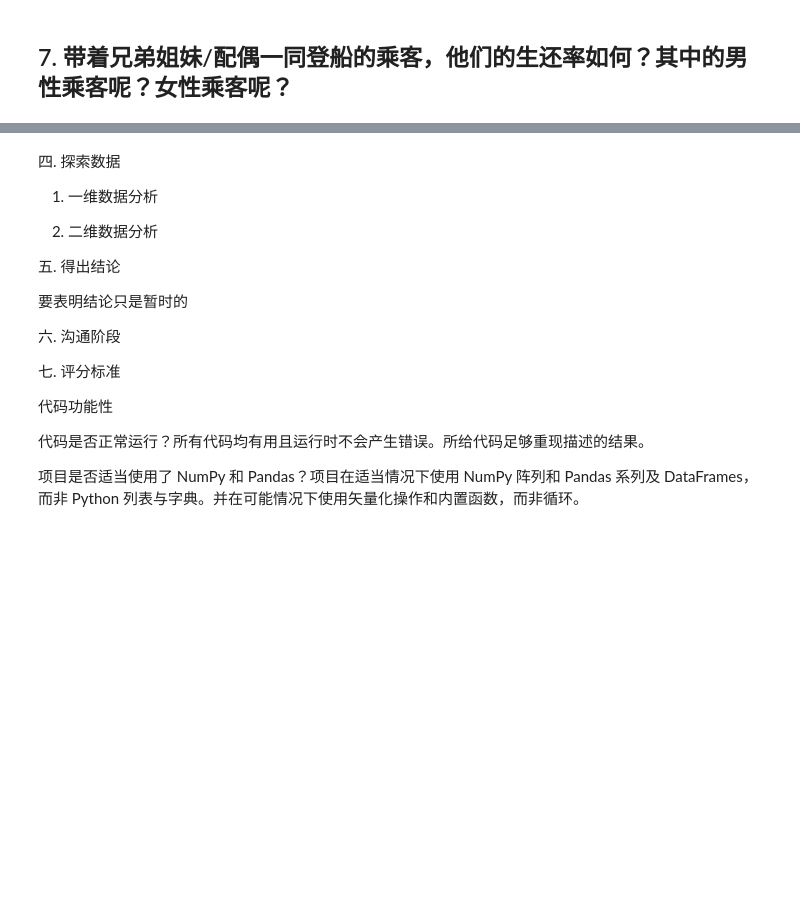
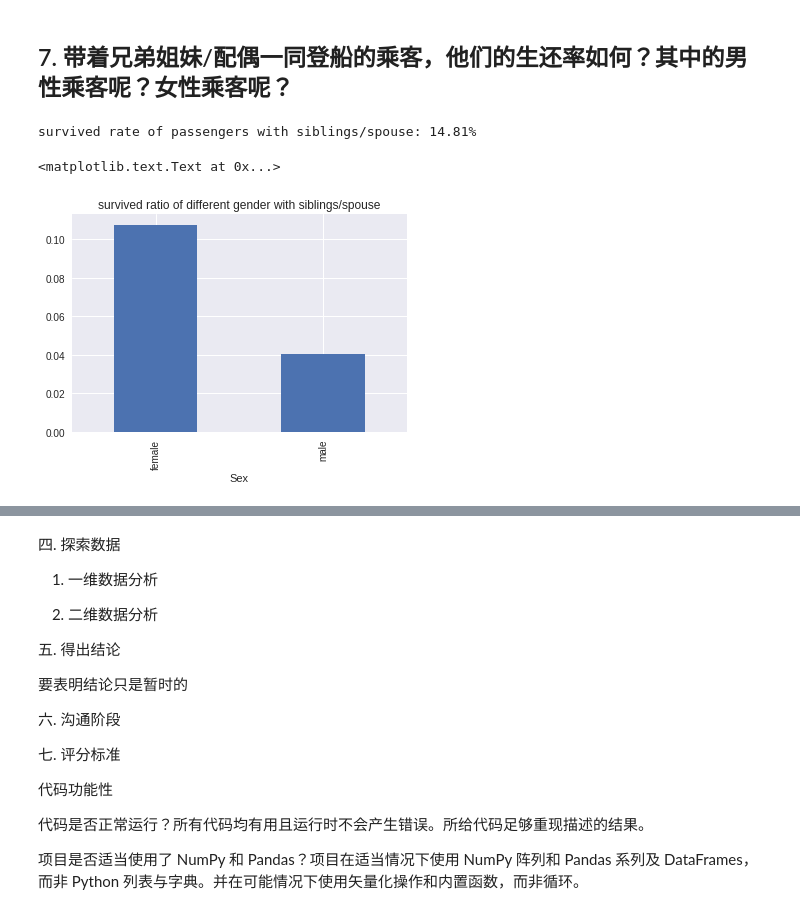
Before and after one commit to leesper/become-data-analyst, a Jupyter notebook: P2investigate_dataset/P2investivate_dataset.ipynb, the cells around one changed output, grey strips where cells are left out. Cells and saved outputs as stored; diff of their text form; code cells hidden in the pictures; blank space fills up the shorter version.

```diff
--- a/P2investigate_dataset/P2investivate_dataset.ipynb
+++ b/P2investigate_dataset/P2investivate_dataset.ipynb
@@ -286,3 +286,16 @@ Name: PassengerId, dtype: int64
 891名乘客中男性乘客有577人，女性乘客有314人。然而女性乘客的平均船票花费却远高于男性乘客，与此同时女性乘客的生还率也比男性乘客要高出很多。在救生船有限的情况下，男人们充分体现了自己的绅士风度，把生的机会留给了女人和小孩。
 # %% [markdown]
 ## 7. 带着兄弟姐妹/配偶一同登船的乘客，他们的生还率如何？其中的男性乘客呢？女性乘客呢？
+# %%
+titanic_df_sibsp = titanic_df[titanic_df['SibSp'] > 0]
+survived_ratio_sibsp = titanic_df_sibsp['Survived'].sum() / float(len(titanic_df))
+print('survived rate of passengers with siblings/spouse: {}'.format(str(round(survived_ratio_sibsp * 100, 2)) + '%'))
+
+passengers_sibsp_gender = titanic_df_sibsp.groupby('Sex')
+survived_ratio_sibsp_gender = passengers_sibsp_gender['Survived'].sum() / len(titanic_df)
+ax1 = survived_ratio_sibsp_gender.plot(kind='bar')
+ax1.set_title('survived ratio of different gender with siblings/spouse')
+# %% [output]
+survived rate of passengers with siblings/spouse: 14.81%
+<matplotlib.text.Text at 0x...>
+[figure, added]
```
Also changed, not shown: parts of 5 cells of this notebook.
